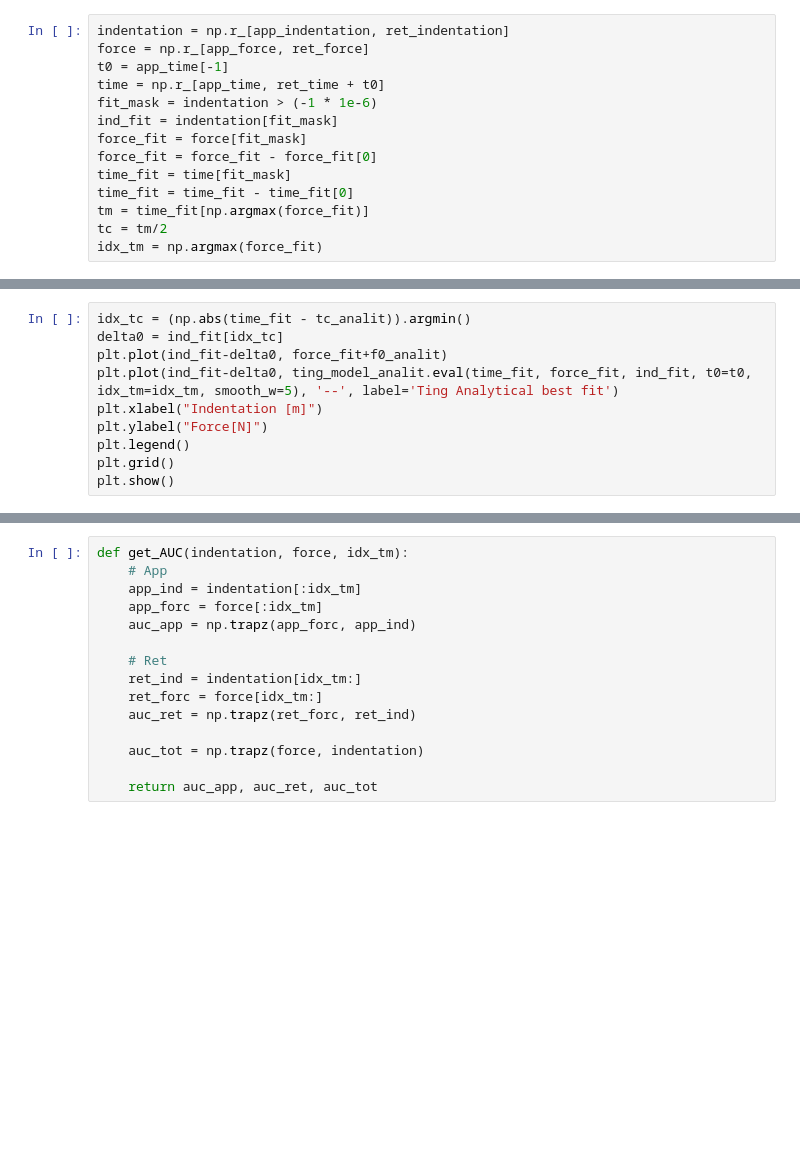
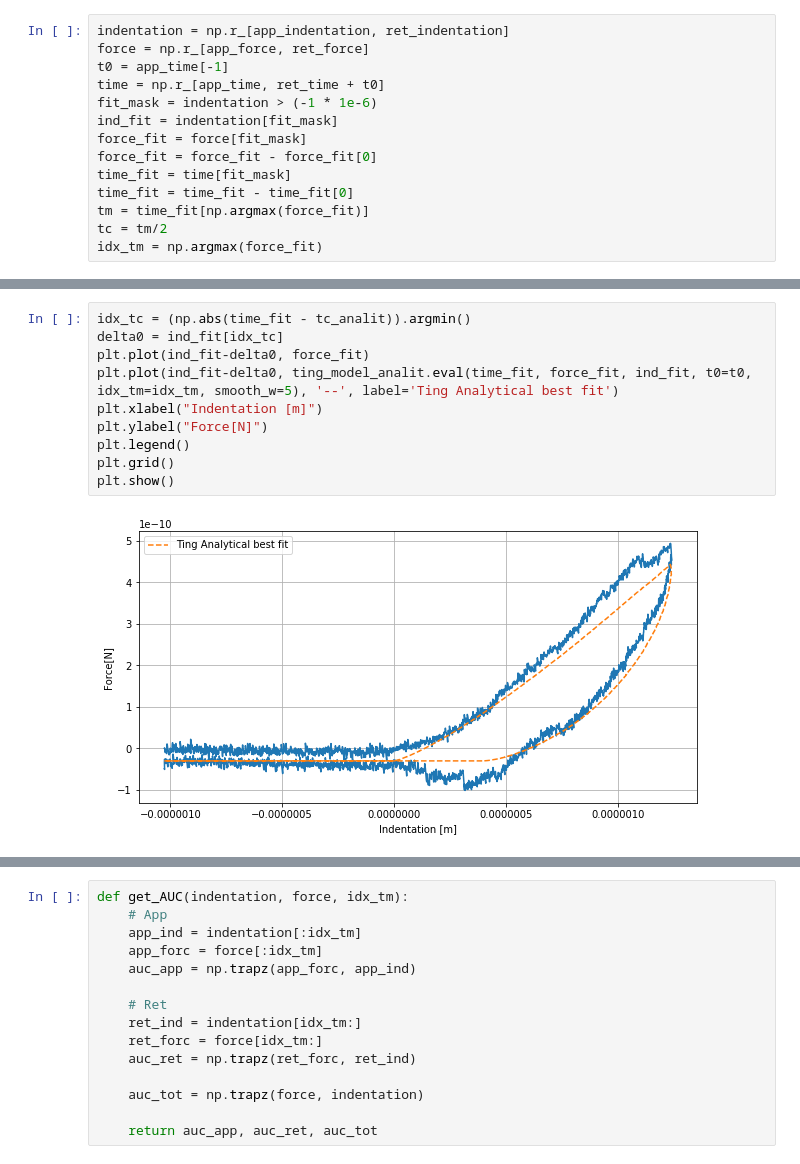
Before and after one commit to jlopezalo/PyFMRheo, a Jupyter notebook: examples/Ting Models Example.ipynb, the cells around one changed output, grey strips where cells are left out. Saved outputs shown, nothing was run; the diff lists cells and outputs as text; blank space fills up the shorter version.

```diff
--- a/examples/Ting Models Example.ipynb
+++ b/examples/Ting Models Example.ipynb
@@ -238,11 +340,13 @@ plt.show()
 # %%
 idx_tc = (np.abs(time_fit - tc_analit)).argmin()
 delta0 = ind_fit[idx_tc]
-plt.plot(ind_fit-delta0, force_fit+f0_analit)
+plt.plot(ind_fit-delta0, force_fit)
 plt.plot(ind_fit-delta0, ting_model_analit.eval(time_fit, force_fit, ind_fit, t0=t0, idx_tm=idx_tm, smooth_w=5), '--', label='Ting Analytical best fit')
 plt.xlabel("Indentation [m]")
 plt.ylabel("Force[N]")
 plt.legend()
 plt.grid()
 plt.show()
+# %% [output]
+[figure, added]
 # %%
```
Also changed, not shown: parts of 23 cells of this notebook, 1 other file.
